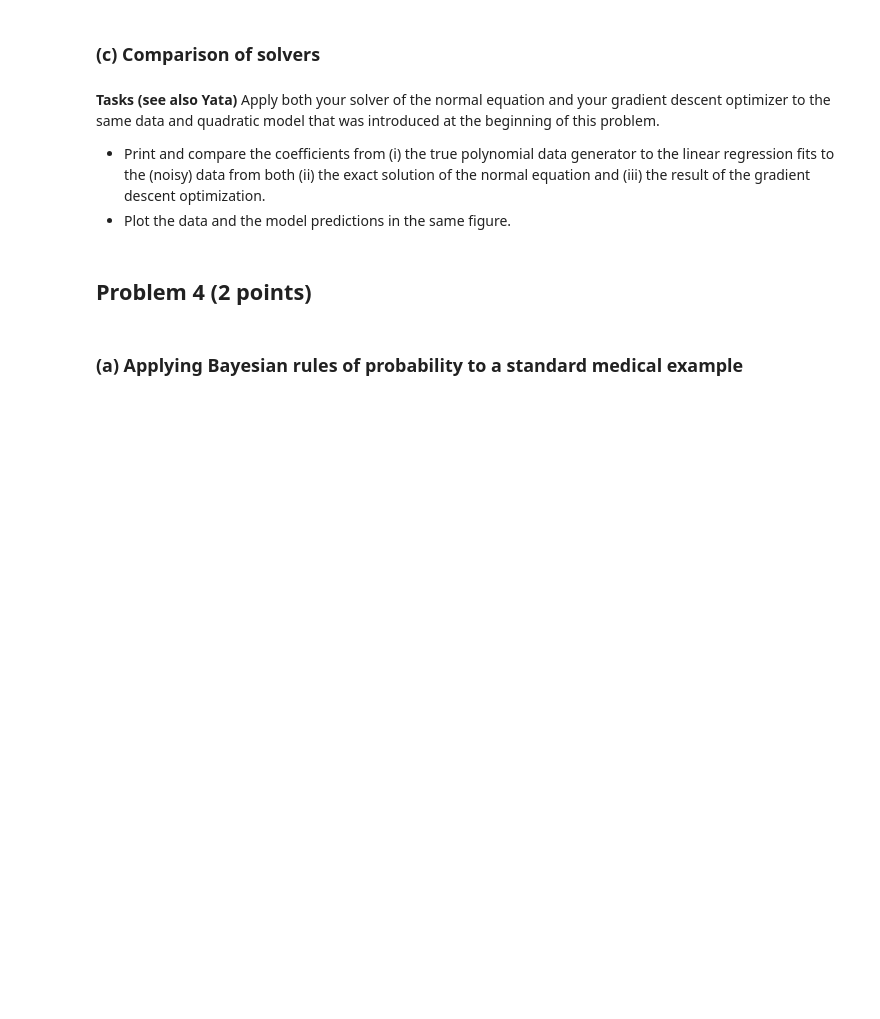
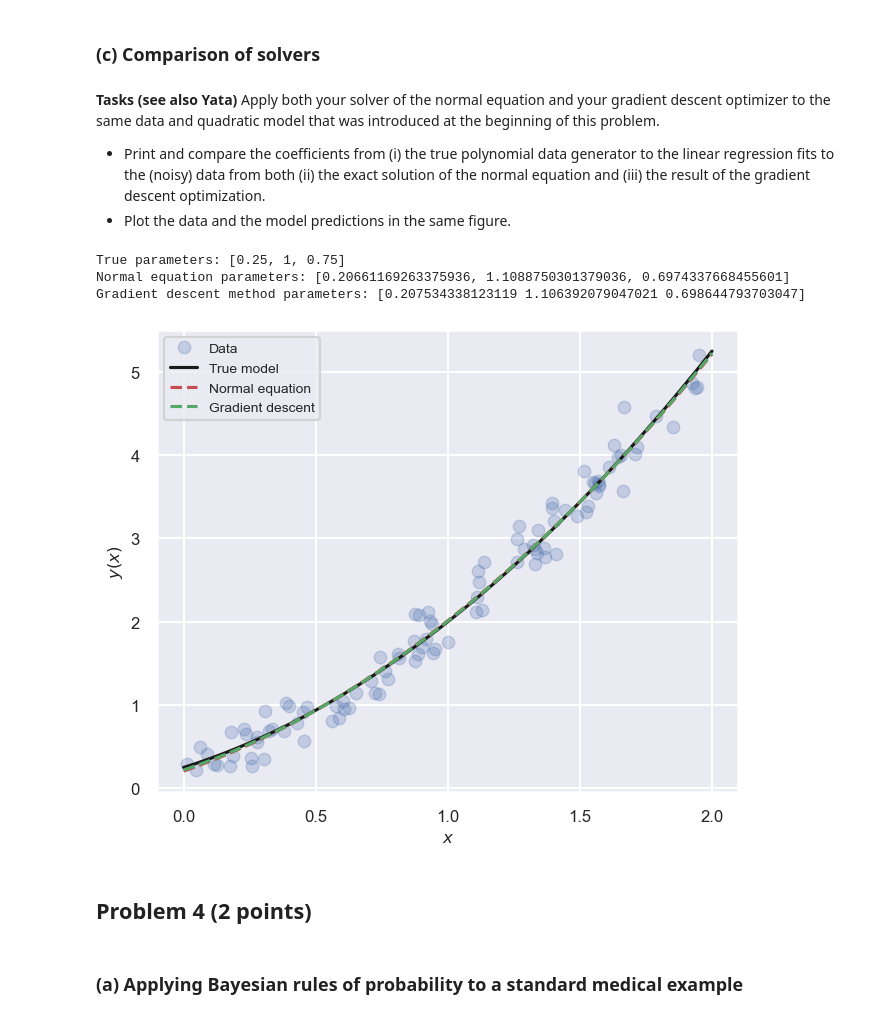
Before and after one commit to stommen/tif285, a Jupyter notebook: hand-ins/pub/ProblemSets/Set1/TIF285_ps1_basic_problems.ipynb, the cells around one changed output. Cells and saved outputs as stored; diff of their text form; code cells hidden in the pictures; blank space fills up the shorter version.

```diff
--- a/hand-ins/pub/ProblemSets/Set1/TIF285_ps1_basic_problems.ipynb
+++ b/hand-ins/pub/ProblemSets/Set1/TIF285_ps1_basic_problems.ipynb
@@ -276,6 +376,10 @@ def design_matrix(X, degree=2):
     #
     # YOUR CODE HERE
     #
+
+    X_d = np.vander(X[:,0], degree+1, increasing=True)
+
+    return X_d
 # %%
 # TESTS TO CHECK YOUR CODE
 # ---
@@ -304,6 +408,9 @@ def solve_normal_equation(X_d, y):
     #
     # YOUR CODE HERE
     #
+    theta_star = np.linalg.inv(X_d.T @ X_d) @ X_d.T @ y
+
+    return theta_star.T[0]
 # %%
 # TESTS TO CHECK YOUR CODE
 # ---
@@ -374,6 +499,19 @@ def gradient_descent_linear_regression(X_d, y, theta_start, eta=0.1, n_iteration
     #
     # YOUR CODE HERE
     #
+
+    if not type(theta_start) == np.ndarray:
+        theta_start = np.array(theta_start).reshape(-1,1)
+
+    theta_start = theta_start.reshape(n,1)
+
+    theta_start = theta_start.astype(np.float64)
+    for _ in range(n_iterations):
+        gradient = gradient_linear_regression(X_d, y, theta_start)
+
+        theta_start -= eta * gradient
+
+    return theta_start.T[0]
 # %%
 # TESTS TO CHECK YOUR CODE
 # ---
@@ -409,3 +536,45 @@ Apply both your solver of the normal equation and your gradient descent optimize
+# %%
+# 1. Print and compare the coefficients from
+#   (i) the true data generator,
+#   (ii) the solution of the normal equation,
+#   (iii) the optimum from gradient descent.
+#
+# 2. Plot the data, the true model and the fit model predictions in the same figure.
+
+#
+# YOUR CODE HERE
+#
+
+%matplotlib inline
+import seaborn as sns
+sns.set('talk')
+
+# 1.
+print(f'True parameters: {theta_true}')
+print(f'Normal equation parameters: {list(solve_normal_equation(X_d, y))}')
+print(f'Gradient descent method parameters: {gradient_descent_linear_regression(X_d, y, [0,0,0], n_iterations=2000)}')
+
+# 2.
+x = np.array(np.linspace(0,2,100))
+x = x.reshape(-1,1)
+fig, ax = plt.subplots(figsize=(7.5,6))
+
+ax.plot(X, y, 'bo', alpha=0.25)
+ax.plot(x, design_matrix(x) @ theta_true, 'k')
+ax.plot(x, design_matrix(x) @ solve_normal_equation(X_d, y), 'r--')
+ax.plot(x, design_matrix(x) @ gradient_descent_linear_regression(X_d, y, [0,0,0]), 'g--')
+
+ax.legend(['Data', 'True model', 'Normal equation', 'Gradient descent'], fontsize=10)
+plt.xlabel('$x$', fontsize=12)
+plt.ylabel('$y(x)$', fontsize=12)
+plt.xticks(fontsize=12)
+plt.yticks(fontsize=12)
+plt.show()
+# %% [output]
+True parameters: [0.25, 1, 0.75]
+Normal equation parameters: [0.20661169263375936, 1.1088750301379036, 0.6974337668455601]
+Gradient descent method parameters: [0.207534338123119 1.106392079047021 0.698644793703047]
+[figure, added]
 # %% [markdown]
 ## Problem 4 (2 points)
 # %% [markdown]
```
Also changed, not shown: parts of 11 cells of this notebook.
